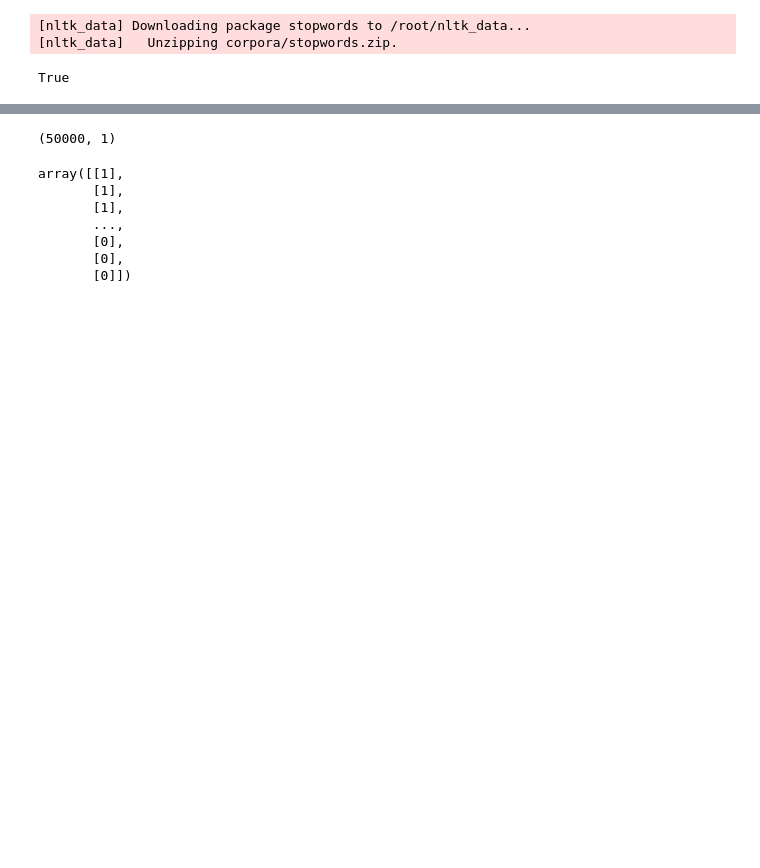
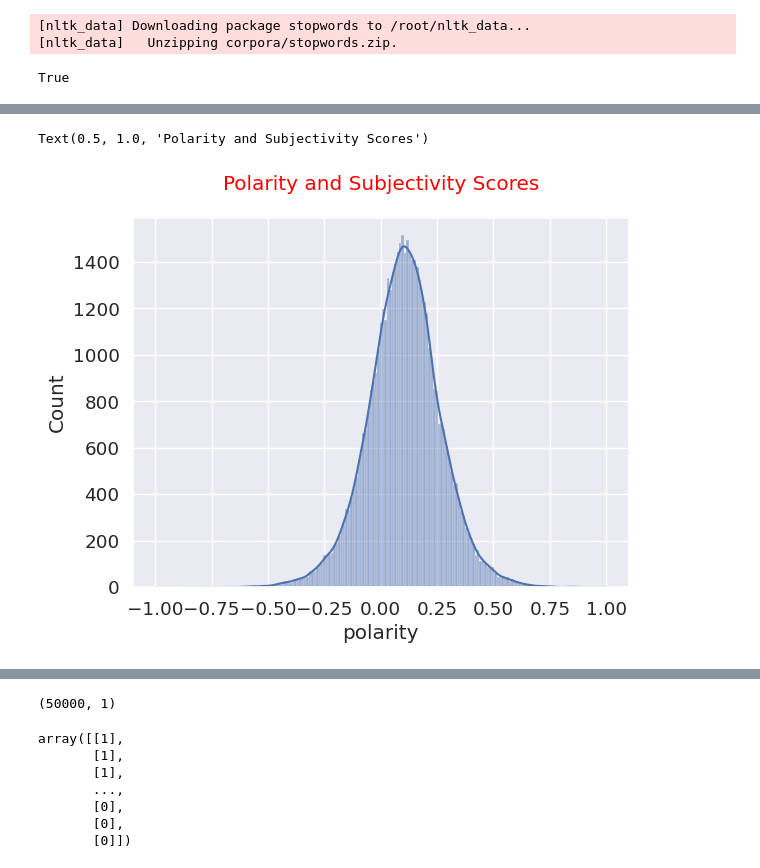
Before and after one commit to joynaomi81/Sentiment-Analysis-Project, a Jupyter notebook: Sentiment_Analysis_Project.ipynb, the cells around one changed output, grey strips where cells are left out. Cells and saved outputs as stored; diff of their text form; code cells hidden in the pictures; blank space fills up the shorter version.

```diff
--- a/Sentiment_Analysis_Project.ipynb
+++ b/Sentiment_Analysis_Project.ipynb
@@ -227,0 +284,13 @@ BOW_cv_test: (20000, 2778550)
+# %%
+from textblob import TextBlob
+
+# Calculate polarity and subjectivity
+data['polarity'] = data['review'].apply(lambda x: TextBlob(x).sentiment.polarity)
+data['subjectivity'] = data['review'].apply(lambda x: TextBlob(x).sentiment.subjectivity)
+
+# Visualize polarity distribution
+sns.histplot(data['polarity'], kde=True)
+plt.title("Polarity and Subjectivity Scores", color = "red", pad = 20)
+# %% [output]
+Text(0.5, 1.0, 'Polarity and Subjectivity Scores')
+[figure, added]
```
Also changed, not shown: parts of 74 cells of this notebook.
